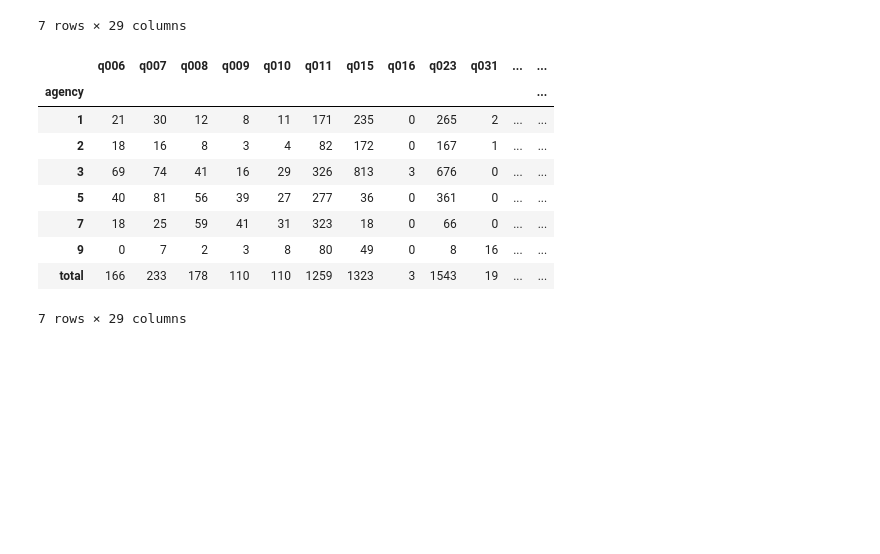
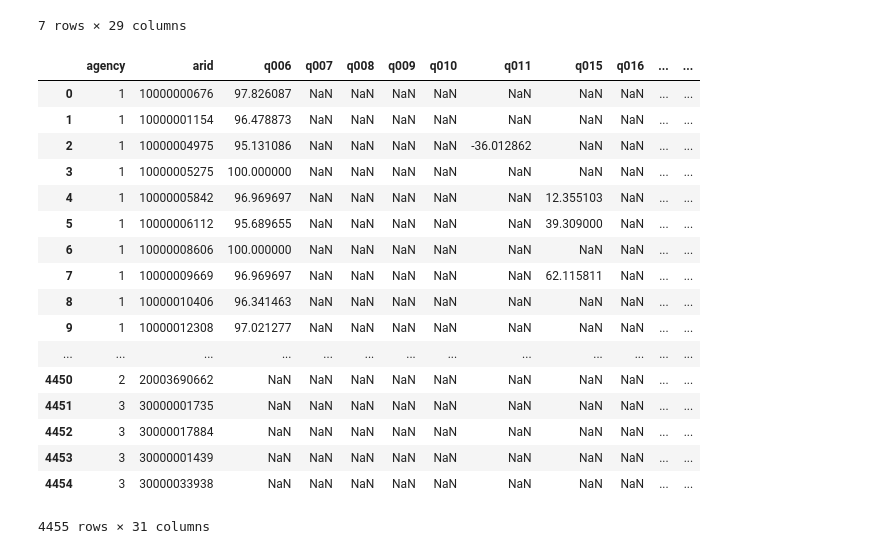
Before and after one commit to Kibrael/Edits, a Jupyter notebook: macro_engine.ipynb, the cells around one changed output. Cells and saved outputs as stored; diff of their text form; code cells hidden in the pictures; blank space fills up the shorter version.

```diff
--- a/macro_engine.ipynb
+++ b/macro_engine.ipynb
@@ -101,6 +101,7 @@ seeding frame
 
 [5 rows x 33 columns]
 # %%
+macro_df['counts']= df.count(axis=1)
 macro_df.to_csv('macro_edits.csv', index=False)
 # %%
 #create new df copy for summary table
@@ -139,17 +141,26 @@ by_agency_df #display df for error checking
 | 9 | 0 | 7 | 2 | 3 | 8 | 80 | 49 | 0 | 8 | 16 | ... | ... |
 | total | 166 | 233 | 178 | 110 | 110 | 1259 | 1323 | 3 | 1543 | 19 | ... | ... |
 7 rows × 29 columns
-# %%
-
-by_agency_df
-# %% [output]
-|  | q006 | q007 | q008 | q009 | q010 | q011 | q015 | q016 | q023 | q031 | ... | ... |
-| agency |  |  |  |  |  |  |  |  |  |  |  | ... |
-| 1 | 21 | 30 | 12 | 8 | 11 | 171 | 235 | 0 | 265 | 2 | ... | ... |
-| 2 | 18 | 16 | 8 | 3 | 4 | 82 | 172 | 0 | 167 | 1 | ... | ... |
-| 3 | 69 | 74 | 41 | 16 | 29 | 326 | 813 | 3 | 676 | 0 | ... | ... |
-| 5 | 40 | 81 | 56 | 39 | 27 | 277 | 36 | 0 | 361 | 0 | ... | ... |
-| 7 | 18 | 25 | 59 | 41 | 31 | 323 | 18 | 0 | 66 | 0 | ... | ... |
-| 9 | 0 | 7 | 2 | 3 | 8 | 80 | 49 | 0 | 8 | 16 | ... | ... |
-| total | 166 | 233 | 178 | 110 | 110 | 1259 | 1323 | 3 | 1543 | 19 | ... | ... |
-7 rows × 29 columns
+# %%
+df = summary_df.copy()
+# %%
+df
+# %% [output]
+|  | agency | arid | q006 | q007 | q008 | q009 | q010 | q011 | q015 | q016 | ... | ... |
+| 0 | 1 | 10000000676 | 97.826087 | NaN | NaN | NaN | NaN | NaN | NaN | NaN | ... | ... |
+| 1 | 1 | 10000001154 | 96.478873 | NaN | NaN | NaN | NaN | NaN | NaN | NaN | ... | ... |
+| 2 | 1 | 10000004975 | 95.131086 | NaN | NaN | NaN | NaN | -36.012862 | NaN | NaN | ... | ... |
+| 3 | 1 | 10000005275 | 100.000000 | NaN | NaN | NaN | NaN | NaN | NaN | NaN | ... | ... |
+| 4 | 1 | 10000005842 | 96.969697 | NaN | NaN | NaN | NaN | NaN | 12.355103 | NaN | ... | ... |
+| 5 | 1 | 10000006112 | 95.689655 | NaN | NaN | NaN | NaN | NaN | 39.309000 | NaN | ... | ... |
+| 6 | 1 | 10000008606 | 100.000000 | NaN | NaN | NaN | NaN | NaN | NaN | NaN | ... | ... |
+| 7 | 1 | 10000009669 | 96.969697 | NaN | NaN | NaN | NaN | NaN | 62.115811 | NaN | ... | ... |
+| 8 | 1 | 10000010406 | 96.341463 | NaN | NaN | NaN | NaN | NaN | NaN | NaN | ... | ... |
+| 9 | 1 | 10000012308 | 97.021277 | NaN | NaN | NaN | NaN | NaN | NaN | NaN | ... | ... |
+| ... | ... | ... | ... | ... | ... | ... | ... | ... | ... | ... | ... | ... |
+| 4450 | 2 | 20003690662 | NaN | NaN | NaN | NaN | NaN | NaN | NaN | NaN | ... | ... |
+| 4451 | 3 | 30000001735 | NaN | NaN | NaN | NaN | NaN | NaN | NaN | NaN | ... | ... |
+| 4452 | 3 | 30000017884 | NaN | NaN | NaN | NaN | NaN | NaN | NaN | NaN | ... | ... |
+| 4453 | 3 | 30000001439 | NaN | NaN | NaN | NaN | NaN | NaN | NaN | NaN | ... | ... |
+| 4454 | 3 | 30000033938 | NaN | NaN | NaN | NaN | NaN | NaN | NaN | NaN | ... | ... |
+4455 rows × 31 columns
```
Also changed, not shown: parts of 1 cell of this notebook, 1 other file.
